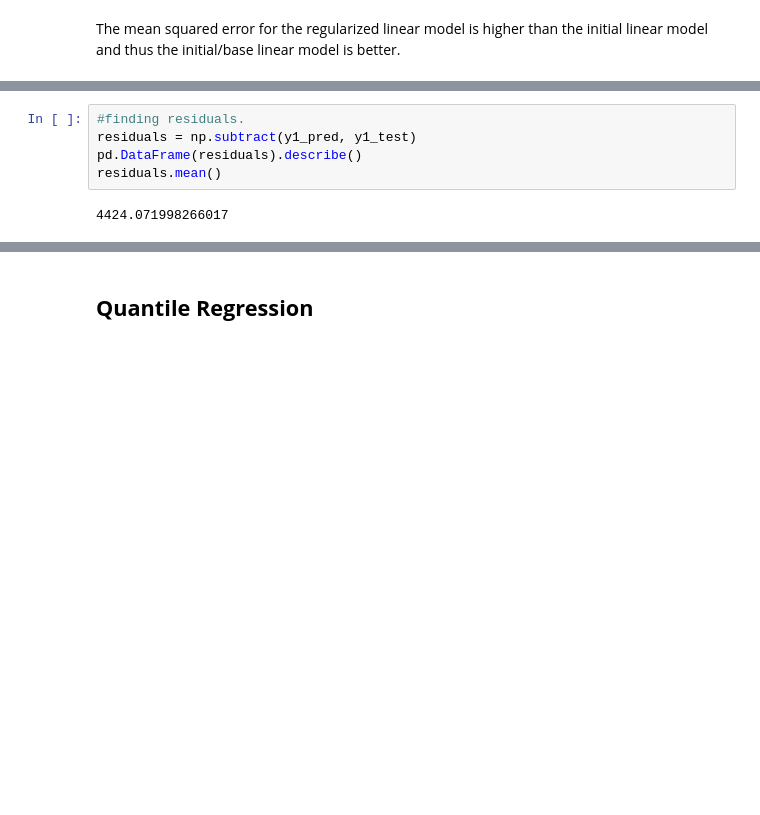
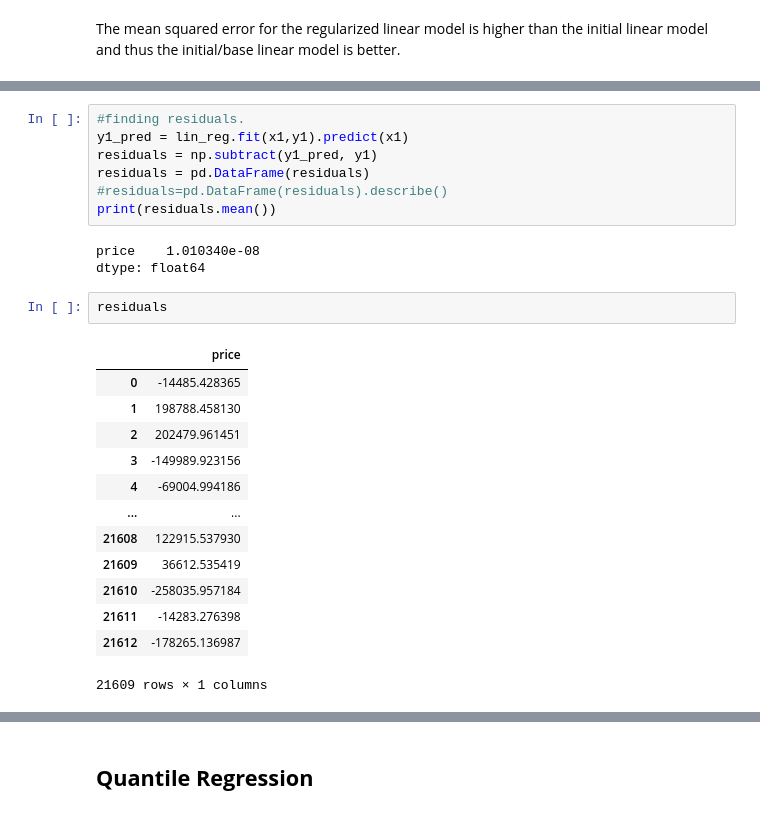
Before and after one commit to Mumo-vicky/House-Prices-Prediction, a Jupyter notebook: House_Prices_Prediction.ipynb, the cells around one changed output, grey strips where cells are left out. Cells and saved outputs as stored; diff of their text form; blank space fills up the shorter version.

```diff
--- a/House_Prices_Prediction.ipynb
+++ b/House_Prices_Prediction.ipynb
@@ -465,8 +510,27 @@ print(lin_reg.coef_)
 # %%
 #finding residuals.
-residuals = np.subtract(y1_pred, y1_test)
-pd.DataFrame(residuals).describe()
-residuals.mean()
+y1_pred = lin_reg.fit(x1,y1).predict(x1)
+residuals = np.subtract(y1_pred, y1)
+residuals = pd.DataFrame(residuals)
+#residuals=pd.DataFrame(residuals).describe()
+print(residuals.mean())
 # %% [output]
-4424.071998266017
+price    1.010340e-08
+dtype: float64
+# %%
+residuals
+# %% [output]
+|  | price |
+| 0 | -14485.428365 |
+| 1 | 198788.458130 |
+| 2 | 202479.961451 |
+| 3 | -149989.923156 |
+| 4 | -69004.994186 |
+| ... | ... |
+| 21608 | 122915.537930 |
+| 21609 | 36612.535419 |
+| 21610 | -258035.957184 |
+| 21611 | -14283.276398 |
+| 21612 | -178265.136987 |
+21609 rows × 1 columns
 # %%
```
Also changed, not shown: parts of 51 cells of this notebook.
